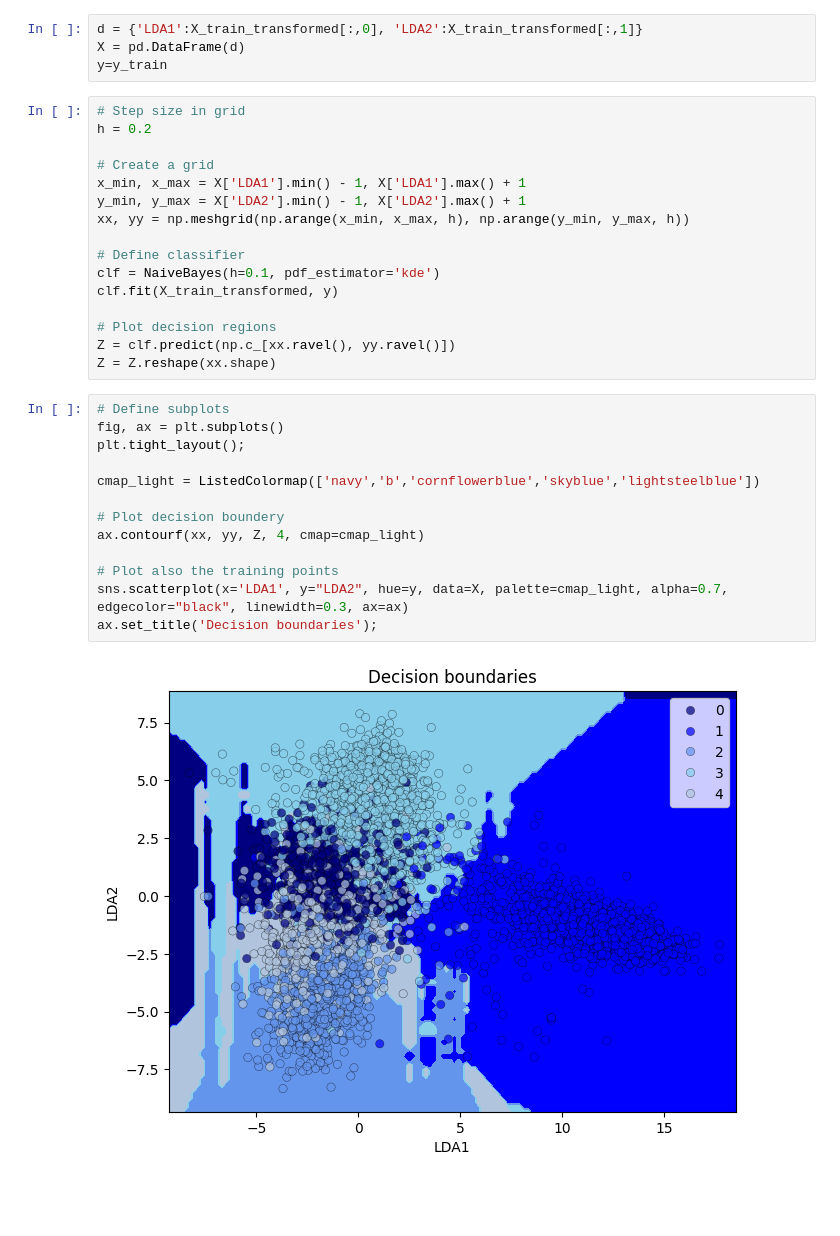
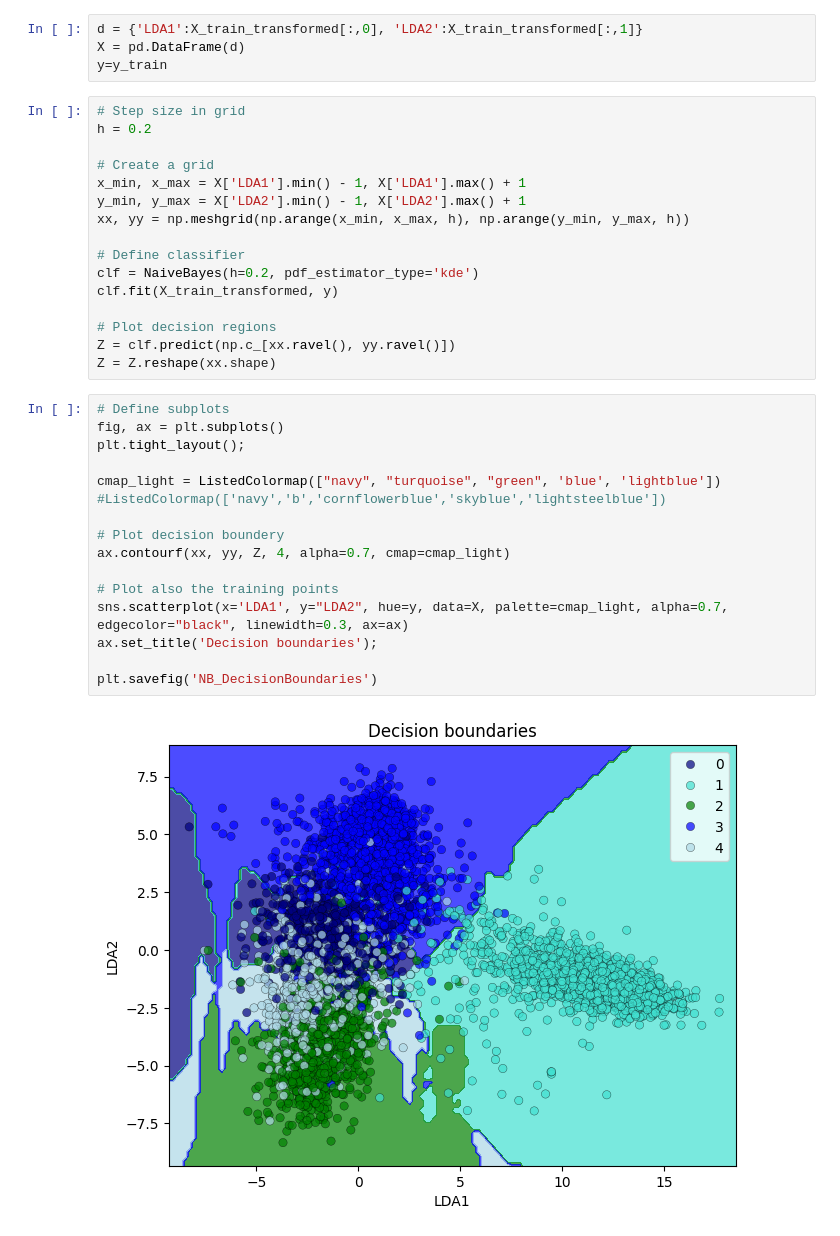
Before and after one commit to julielhagen/Clothing_classification-, a Jupyter notebook: NaiveBayes.ipynb, the cells around one changed output. Cells and saved outputs as stored; diff of their text form; blank space fills up the shorter version.

```diff
--- a/NaiveBayes.ipynb
+++ b/NaiveBayes.ipynb
@@ -288,7 +323,7 @@ y_min, y_max = X['LDA2'].min() - 1, X['LDA2'].max() + 1
 xx, yy = np.meshgrid(np.arange(x_min, x_max, h), np.arange(y_min, y_max, h))
 
 # Define classifier
-clf = NaiveBayes(h=0.1, pdf_estimator='kde')
+clf = NaiveBayes(h=0.2, pdf_estimator_type='kde')
 clf.fit(X_train_transformed, y)
 
 # Plot decision regions
@@ -297,15 +332,17 @@ Z = Z.reshape(xx.shape)
 # %%
 # Define subplots
 fig, ax = plt.subplots()
 plt.tight_layout();
 
-cmap_light = ListedColormap(['navy','b','cornflowerblue','skyblue','lightsteelblue'])
+cmap_light = ListedColormap(["navy", "turquoise", "green", 'blue', 'lightblue']) #ListedColormap(['navy','b','cornflowerblue','skyblue','lightsteelblue'])
 
 # Plot decision boundery
-ax.contourf(xx, yy, Z, 4, cmap=cmap_light)
+ax.contourf(xx, yy, Z, 4, alpha=0.7, cmap=cmap_light)
 
 # Plot also the training points
 sns.scatterplot(x='LDA1', y="LDA2", hue=y, data=X, palette=cmap_light, alpha=0.7, edgecolor="black", linewidth=0.3, ax=ax)
 ax.set_title('Decision boundaries');
+
+plt.savefig('NB_DecisionBoundaries')
 # %% [output]
-[figure, old version]
+[figure, new version]
```
Also changed, not shown: parts of 19 cells of this notebook, 6 other files.
